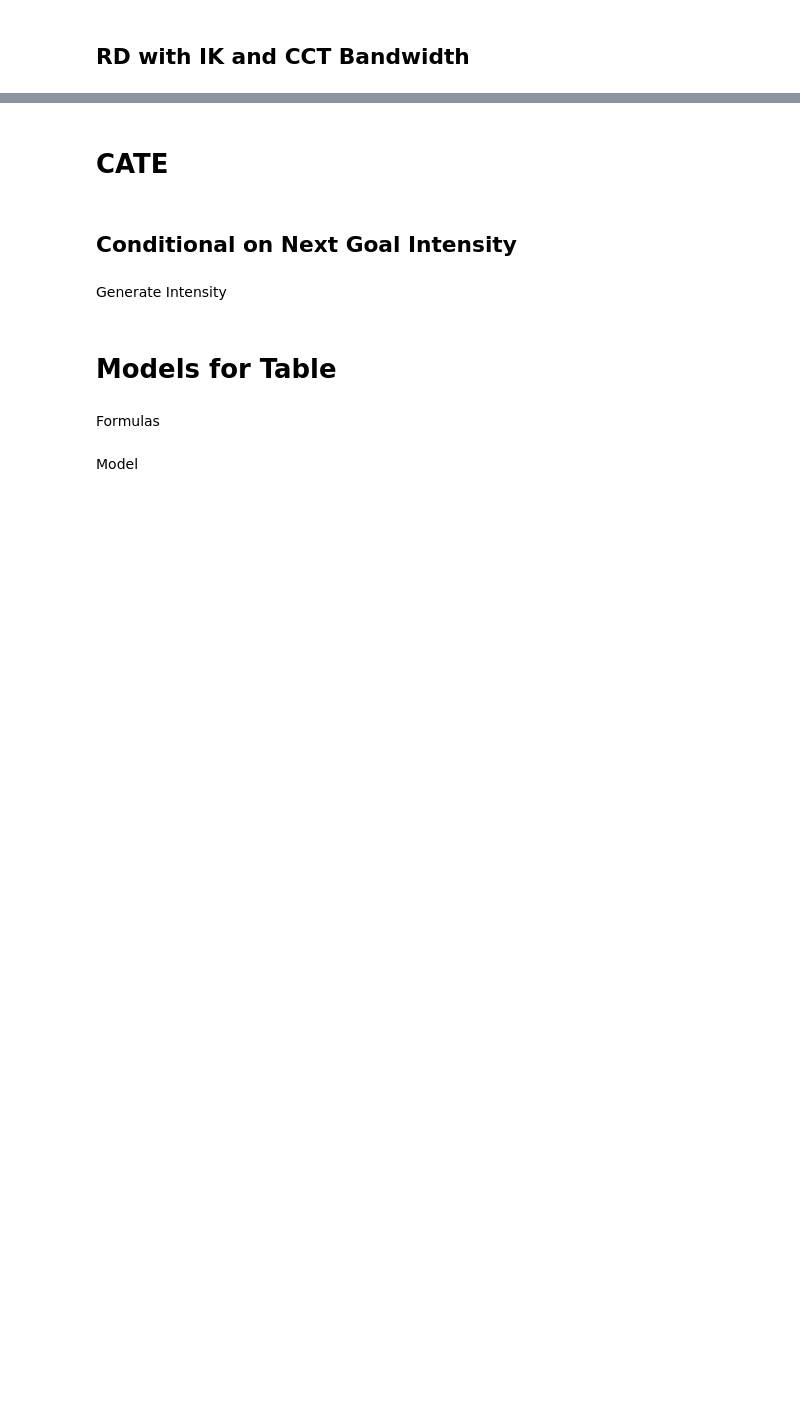
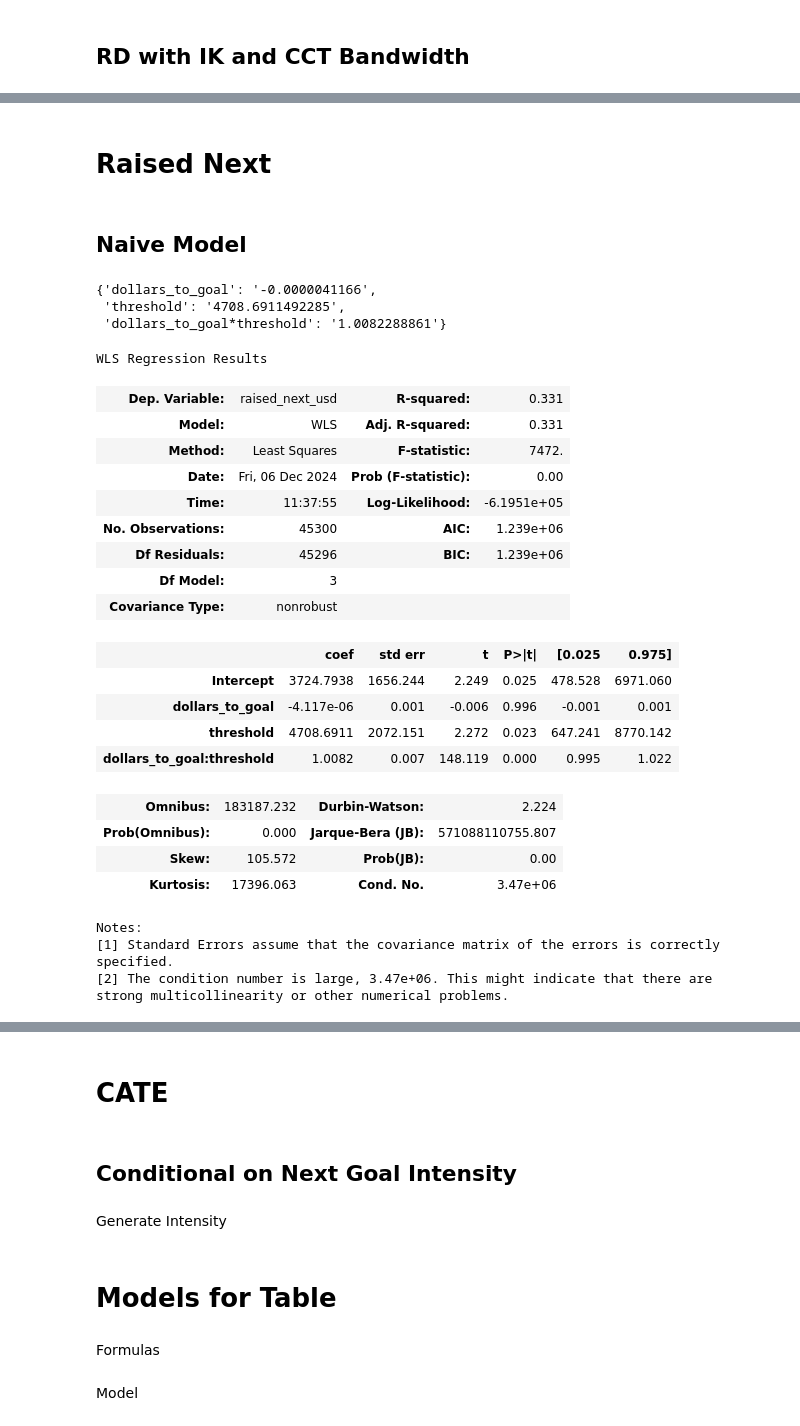
Before and after one commit to sahilpatil98/kickstarter-JMP, a Jupyter notebook: data-analysis/next_project_discontinuity_analysis.ipynb, the cells around one changed output, grey strips where cells are left out. Saved outputs shown, nothing was run; the diff lists cells and outputs as text; code cells hidden in the pictures; blank space fills up the shorter version.

```diff
--- a/data-analysis/next_project_discontinuity_analysis.ipynb
+++ b/data-analysis/next_project_discontinuity_analysis.ipynb
@@ -513,0 +468,52 @@ After Cutoff Data Shape: (10414, 153)
+# %% [markdown]
+# Raised Next
+# %% [markdown]
+## Naive Model
+# %%
+# Fit the model
+X = ml_df[['dollars_to_goal', 'threshold', 'dollars_to_goal*threshold']]
+y = ml_df['raised_next_usd']
+
+
+model = LinearRegression(fit_intercept=True).fit(X,y)
+
+
+# Print param names and coefficients
+coef_dict = {}
+for coef, feat in zip(model.coef_, model.feature_names_in_):
+    coef_dict[feat] = "{:.10f}".format(coef)
+
+coef_dict
+# %% [output]
+{'dollars_to_goal': '-0.0000041166',
+ 'threshold': '4708.6911492285',
+ 'dollars_to_goal*threshold': '1.0082288861'}
+# %%
+table_model = smf.wls('raised_next_usd ~ dollars_to_goal + threshold + dollars_to_goal*threshold',
+                data = ml_df).fit()
+
+table_model.summary()
+# %% [output]
+WLS Regression Results
+| Dep. Variable: | raised_next_usd | R-squared: | 0.331 |
+| Model: | WLS | Adj. R-squared: | 0.331 |
+| Method: | Least Squares | F-statistic: | 7472. |
+| Date: | Fri, 06 Dec 2024 | Prob (F-statistic): | 0.00 |
+| Time: | 11:37:55 | Log-Likelihood: | -6.1951e+05 |
+| No. Observations: | 45300 | AIC: | 1.239e+06 |
+| Df Residuals: | 45296 | BIC: | 1.239e+06 |
+| Df Model: | 3 |  |  |
+| Covariance Type: | nonrobust |  |  |
+|  | coef | std err | t | P>|t| | [0.025 | 0.975] |
+| Intercept | 3724.7938 | 1656.244 | 2.249 | 0.025 | 478.528 | 6971.060 |
+| dollars_to_goal | -4.117e-06 | 0.001 | -0.006 | 0.996 | -0.001 | 0.001 |
+| threshold | 4708.6911 | 2072.151 | 2.272 | 0.023 | 647.241 | 8770.142 |
+| dollars_to_goal:threshold | 1.0082 | 0.007 | 148.119 | 0.000 | 0.995 | 1.022 |
+| Omnibus: | 183187.232 | Durbin-Watson: | 2.224 |
+| Prob(Omnibus): | 0.000 | Jarque-Bera (JB): | 571088110755.807 |
+| Skew: | 105.572 | Prob(JB): | 0.00 |
+| Kurtosis: | 17396.063 | Cond. No. | 3.47e+06 |
+Notes:
+[1] Standard Errors assume that the covariance matrix of the errors is correctly specified.
+[2] The condition number is large, 3.47e+06. This might indicate that there are
+strong multicollinearity or other numerical problems.
```
Also changed, not shown: parts of 46 cells of this notebook, 2 other files.
